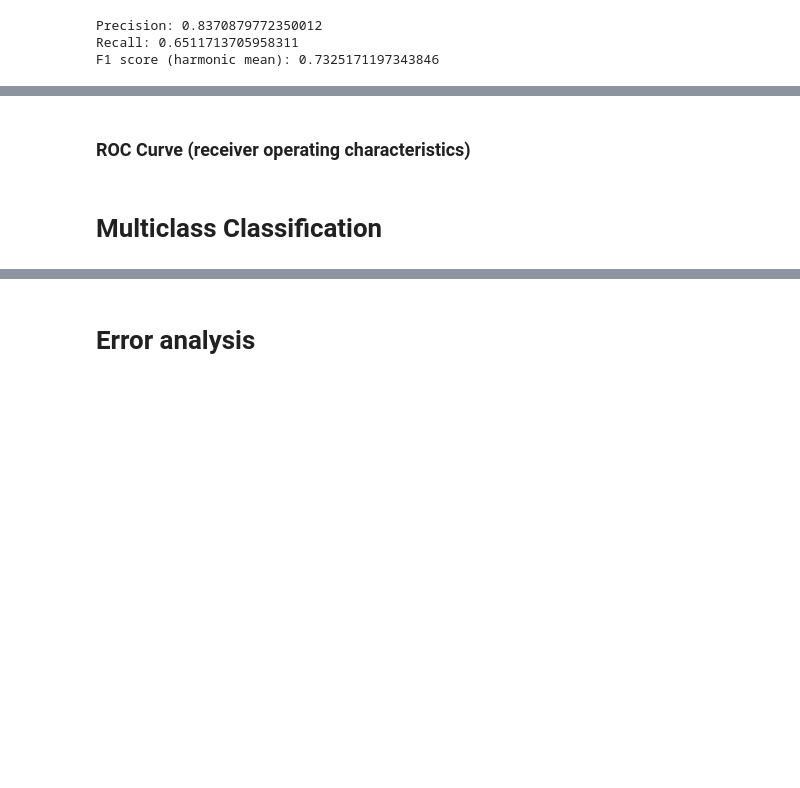
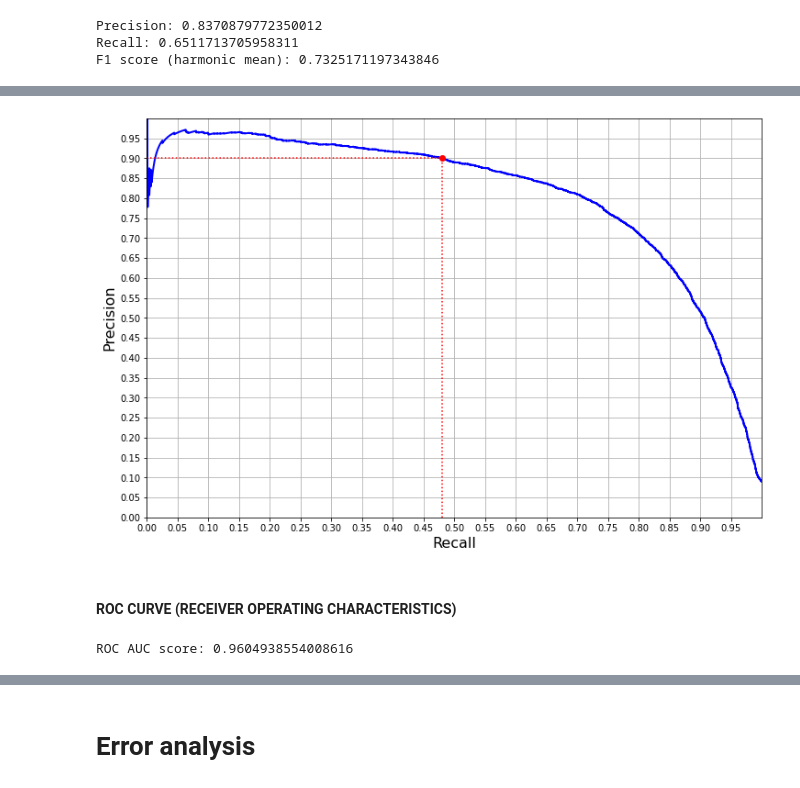
Before and after one commit to Ismaril/training, a Jupyter notebook: AI/ML_DL_book/03_mnist_classification.ipynb, the cells around one changed output, grey strips where cells are left out. Cells and saved outputs as stored; diff of their text form; code cells hidden in the pictures; blank space fills up the shorter version.

```diff
--- a/AI/ML_DL_book/03_mnist_classification.ipynb
+++ b/AI/ML_DL_book/03_mnist_classification.ipynb
@@ -355,0 +427,11 @@ y_train_90_precision = y_scores >= threshold_90_precision
+# %%
+# np.argmax - Returns index position of the highest value you specified in a filter
+index_position_for_90_recall = np.argmax(precisions == 0.90)
+recall_with_90_precision = recalls[index_position_for_90_recall]
+threshold_90_precision = thresholds[index_position_for_90_recall]
+
+# instead of calling default predict() method, we can use our filter with custom threshold which will now evaluate the array to boolean results to get our scoring to desired 90% precision
+y_train_90_precision = y_decision_scores >= threshold_90_precision
+
+print(f"Recall value with 90 precision: {recall_with_90_precision}")
+print(f"Threshold value with 90 precision: {threshold_90_precision}")
@@ -360,18 +448,23 @@ print(recall_score(y_train_5, y_train_90_precision))
 # %%
-# below figure shows how are precision and recall corelated in this case
-def plot_precision_vs_recall(precisions, recalls):
-    plt.plot(recalls, precisions, "b-", linewidth=2)
+# Plot precision vs recall against each other
+
+def plot_precision_vs_recall(precisions_, recalls_):
+    plt.plot(recalls_, precisions_, "b-", linewidth=2)
     plt.xlabel("Recall", fontsize=16)
     plt.ylabel("Precision", fontsize=16)
-    plt.axis([0, 1, 0, 1])
+    plt.axis((0, 1, 0, 1))
+    plt.yticks(np.arange(0, 1, step=0.05))
+    plt.xticks(np.arange(0, 1, step=0.05))
     plt.grid(True)
 
 
-plt.figure(figsize=(8, 6))
+plt.figure(figsize=(12, 8))
 plot_precision_vs_recall(precisions, recalls)
-plt.plot([recall_90_precision, recall_90_precision], [0., 0.9], "r:")
-plt.plot([0.0, recall_90_precision], [0.9, 0.9], "r:")
-plt.plot([recall_90_precision], [0.9], "ro")
+plt.plot([recall_with_90_precision, recall_with_90_precision], [0., 0.9], "r:")  # vertical red line
+plt.plot([0.0, recall_with_90_precision], [0.9, 0.9], "r:")  # horizontal red line
+plt.plot([recall_with_90_precision], [0.9], "ro")  # red dot
 plt.show()
+
+# if I'm not wrong, this curve should be close to top right corner in ideal case
+# %% [output]
+[figure, added]
-# %% [markdown]
-### ROC Curve (receiver operating characteristics)
@@ -418,2 +471,17 @@ plt.show()
-# %% [markdown]
-# Multiclass Classification
+# %% [markdown]
+#### ROC CURVE (RECEIVER OPERATING CHARACTERISTICS)
+# %%
+# Another way to compare classifiers is to measure the area under the curve (AUC). A perfect classifier will have a ROC AUC equal to 1, whereas a purely random classifier will have a ROC AUC equal to 0.5. Scikit-Learn provides a function to compute the ROC AUC.
+
+# Since the ROC curve is so similar to the precision/recall (PR) curve, you may wonder how to decide which one to use:
+#   - Use Precision/Recall curve whenever the positive class is rare
+#   - Use Precision/Recall when you care more about the false positives than the false negatives
+
+# Use the ROC curve otherwise. For example, looking at the previous ROC curve (and the ROC AUC score), you may think that the classifier is really good. But this is mostly because there are few positives (5s) compared to the negatives (non-5s). In contrast, the PR curve makes it clear that the classifier has room for improvement (the curve could be closer to the top-right corner).
+
+from sklearn.metrics import roc_auc_score
+
+# See, the score is high, but it does not make sense to use this metrics, since we have only 10% of 5s in the dataset. Use Precision/Recall curve instead in this case.
+print(f"ROC AUC score: {roc_auc_score(y_train_5, y_decision_scores)}")
+# %% [output]
+ROC AUC score: 0.9604938554008616
```
Also changed, not shown: parts of 35 cells of this notebook, 1 other file.
